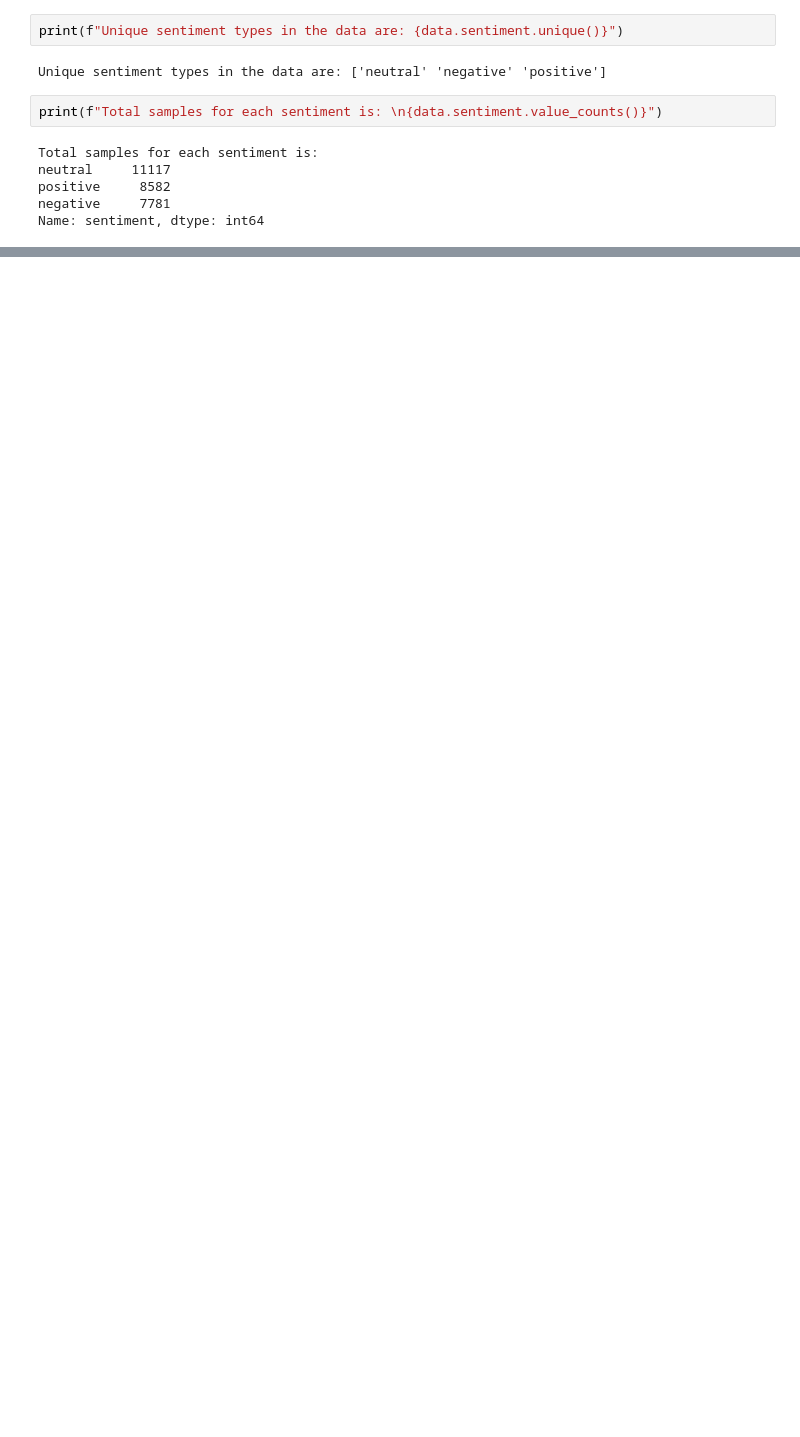
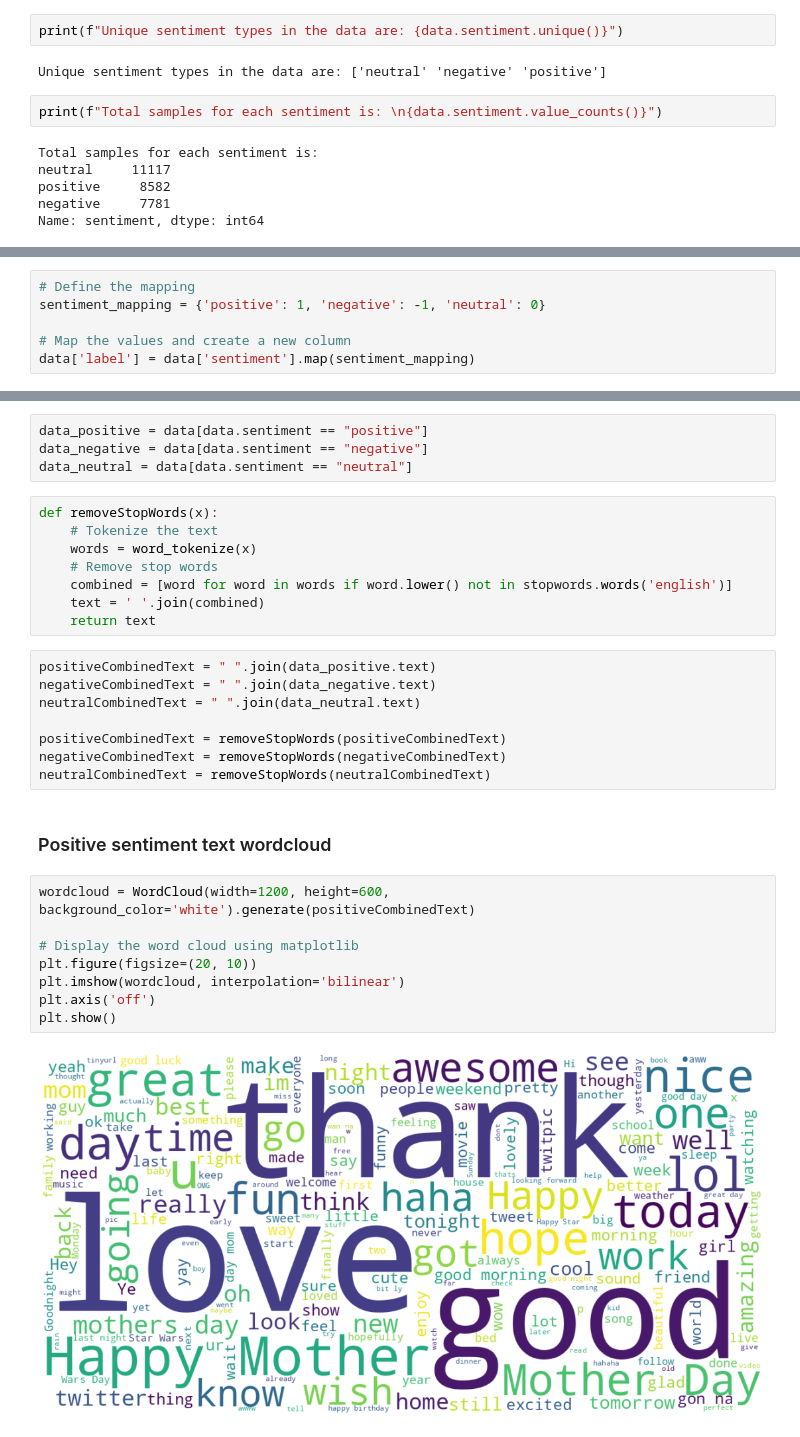
Before and after one commit to singhaditya8499/NLP-Study, a Jupyter notebook: Twitter_sentiment_analysis/Exploratory data analysis.ipynb, the cells around one changed output, grey strips where cells are left out. Drawn from its saved outputs; the diff is of its cells as text; blank space fills up the shorter version.

```diff
--- a/Twitter_sentiment_analysis/Exploratory data analysis.ipynb
+++ b/Twitter_sentiment_analysis/Exploratory data analysis.ipynb
@@ -63,0 +78,6 @@ Name: sentiment, dtype: int64
+# %%
+# Define the mapping
+sentiment_mapping = {'positive': 1, 'negative': -1, 'neutral': 0}
+
+# Map the values and create a new column
+data['label'] = data['sentiment'].map(sentiment_mapping)
@@ -63,0 +103,32 @@ Name: sentiment, dtype: int64
+# %%
+data_positive = data[data.sentiment == "positive"]
+data_negative = data[data.sentiment == "negative"]
+data_neutral = data[data.sentiment == "neutral"]
+# %%
+def removeStopWords(x):
+    # Tokenize the text
+    words = word_tokenize(x)
+    # Remove stop words
+    combined = [word for word in words if word.lower() not in stopwords.words('english')]
+    text = ' '.join(combined)
+    return text
+# %%
+positiveCombinedText = " ".join(data_positive.text)
+negativeCombinedText = " ".join(data_negative.text)
+neutralCombinedText = " ".join(data_neutral.text)
+
+positiveCombinedText = removeStopWords(positiveCombinedText)
+negativeCombinedText = removeStopWords(negativeCombinedText)
+neutralCombinedText = removeStopWords(neutralCombinedText)
+# %% [markdown]
+### Positive sentiment text wordcloud
+# %%
+wordcloud = WordCloud(width=1200, height=600, background_color='white').generate(positiveCombinedText)
+
+# Display the word cloud using matplotlib
+plt.figure(figsize=(20, 10))
+plt.imshow(wordcloud, interpolation='bilinear')
+plt.axis('off')
+plt.show()
+# %% [output]
+[figure, added]
```
Also changed, not shown: parts of 12 cells of this notebook, 2 other files.
